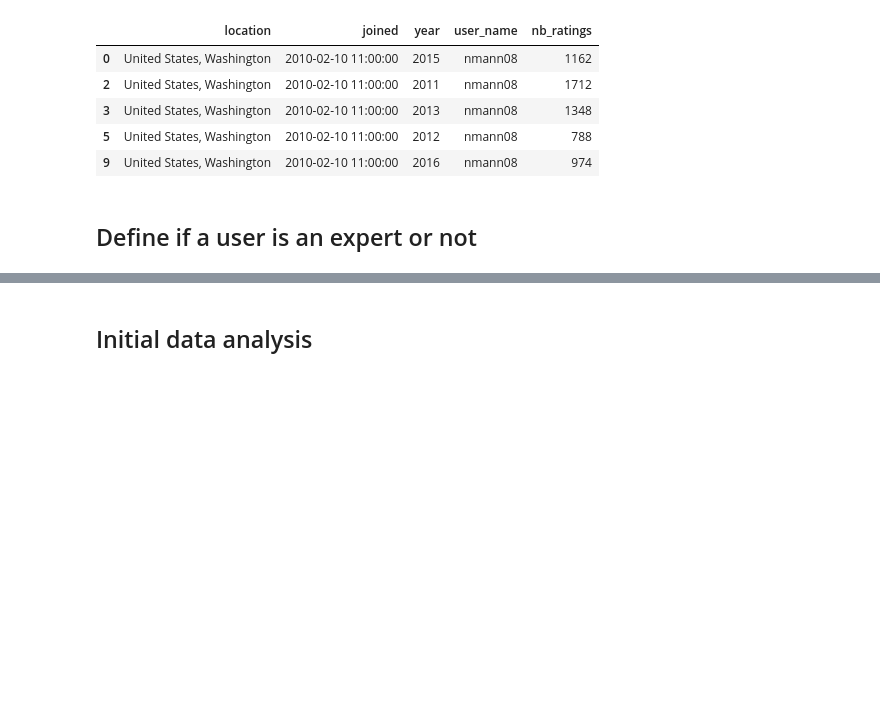
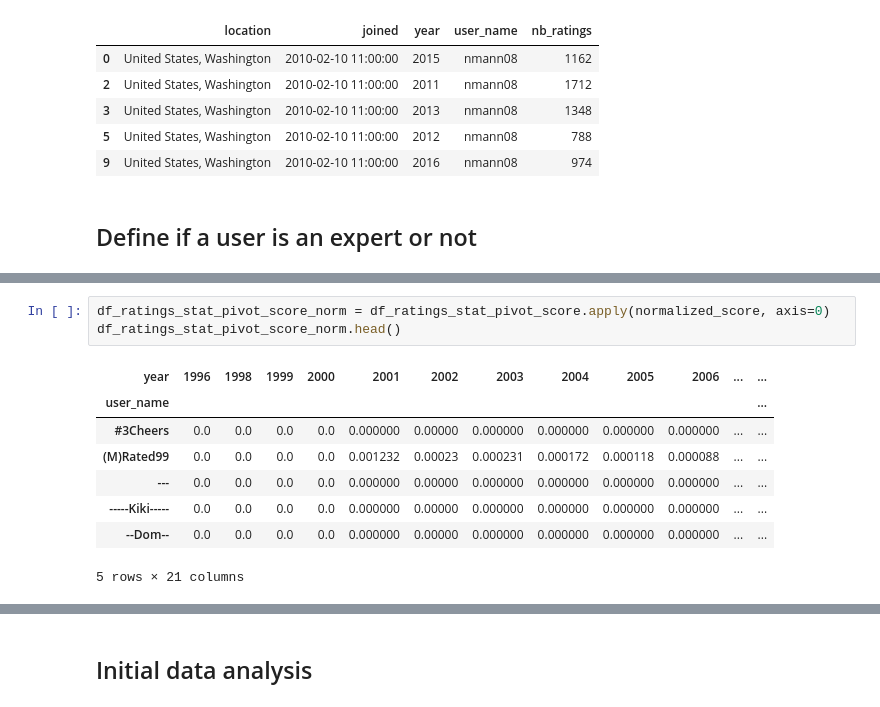
Before and after one commit to epfl-ada/ada-2023-project-remontada, a Jupyter notebook: code/main_yannis.ipynb, the cells around one changed output, grey strips where cells are left out. Cells and saved outputs as stored; diff of their text form; blank space fills up the shorter version.

```diff
--- a/code/main_yannis.ipynb
+++ b/code/main_yannis.ipynb
@@ -243,0 +271,12 @@ Wall time: 26.2 s
+# %%
+df_ratings_stat_pivot_score_norm = df_ratings_stat_pivot_score.apply(normalized_score, axis=0)
+df_ratings_stat_pivot_score_norm.head()
+# %% [output]
+| year | 1996 | 1998 | 1999 | 2000 | 2001 | 2002 | 2003 | 2004 | 2005 | 2006 | ... | ... |
+| user_name |  |  |  |  |  |  |  |  |  |  |  | ... |
+| #3Cheers | 0.0 | 0.0 | 0.0 | 0.0 | 0.000000 | 0.00000 | 0.000000 | 0.000000 | 0.000000 | 0.000000 | ... | ... |
+| (M)Rated99 | 0.0 | 0.0 | 0.0 | 0.0 | 0.001232 | 0.00023 | 0.000231 | 0.000172 | 0.000118 | 0.000088 | ... | ... |
+| --- | 0.0 | 0.0 | 0.0 | 0.0 | 0.000000 | 0.00000 | 0.000000 | 0.000000 | 0.000000 | 0.000000 | ... | ... |
+| -----Kiki----- | 0.0 | 0.0 | 0.0 | 0.0 | 0.000000 | 0.00000 | 0.000000 | 0.000000 | 0.000000 | 0.000000 | ... | ... |
+| --Dom-- | 0.0 | 0.0 | 0.0 | 0.0 | 0.000000 | 0.00000 | 0.000000 | 0.000000 | 0.000000 | 0.000000 | ... | ... |
+5 rows × 21 columns
```
Also changed, not shown: parts of 25 cells of this notebook.
